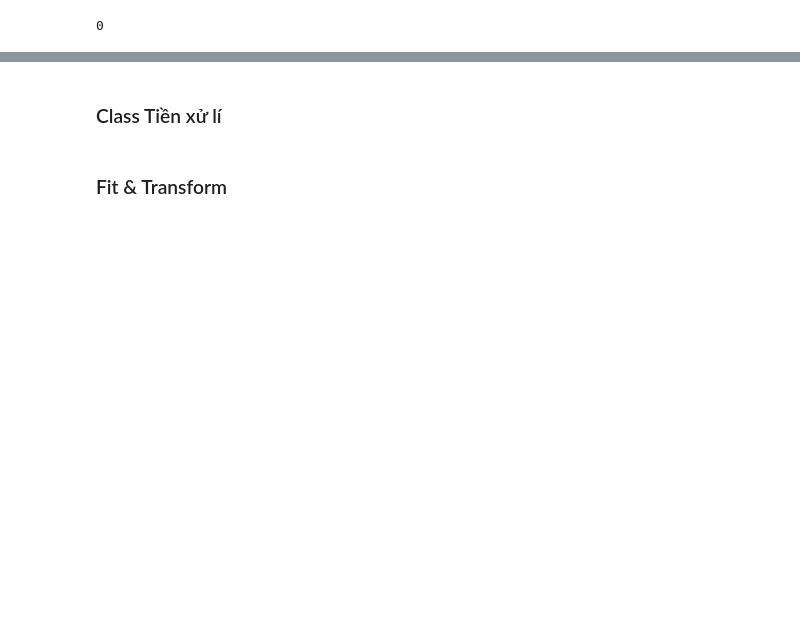
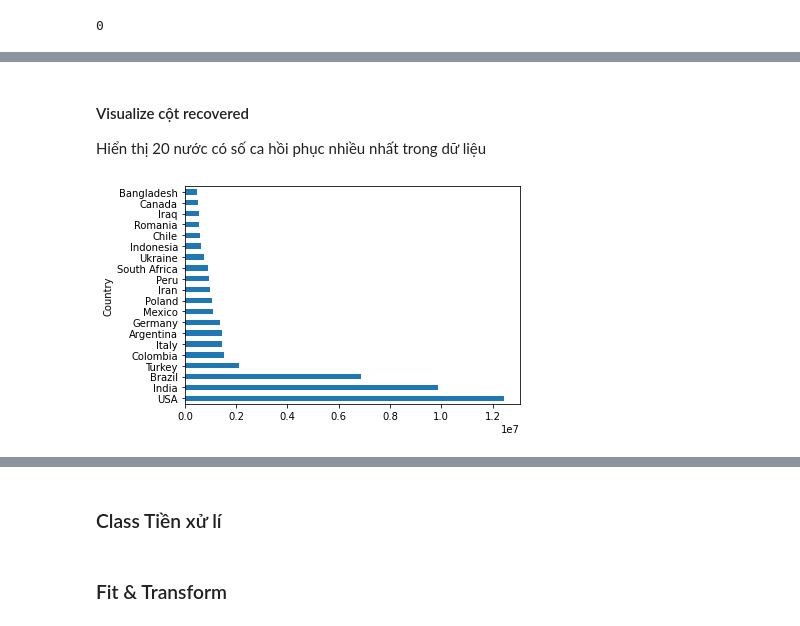
Before and after one commit to TranNgocTinh0810/DS-Final, a Jupyter notebook: Final.ipynb, the cells around one changed output, grey strips where cells are left out. Cells and saved outputs as stored; diff of their text form; code cells hidden in the pictures; blank space fills up the shorter version.

```diff
--- a/Final.ipynb
+++ b/Final.ipynb
@@ -80,0 +133,9 @@ Name: deaths, Length: 150, dtype: float64
+# %% [markdown]
+#### Visualize cột recovered
+
+Hiển thị 20 nước có số ca hồi phục nhiều nhất trong dữ liệu
+# %%
+data_df['recovered'].nlargest(n=20).plot(kind='barh')
+plt.show()
+# %% [output]
+[figure, added]
```
Also changed, not shown: parts of 38 cells of this notebook.
